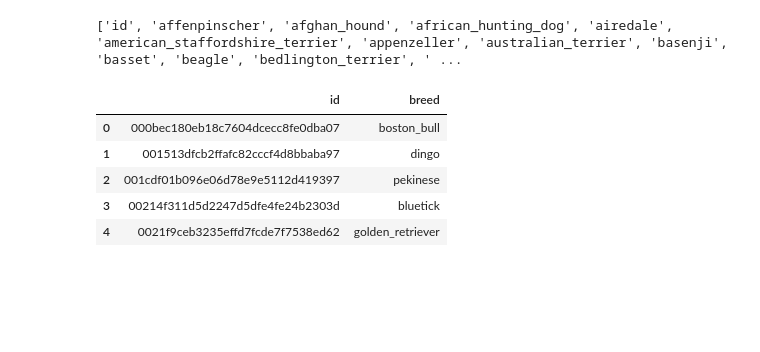
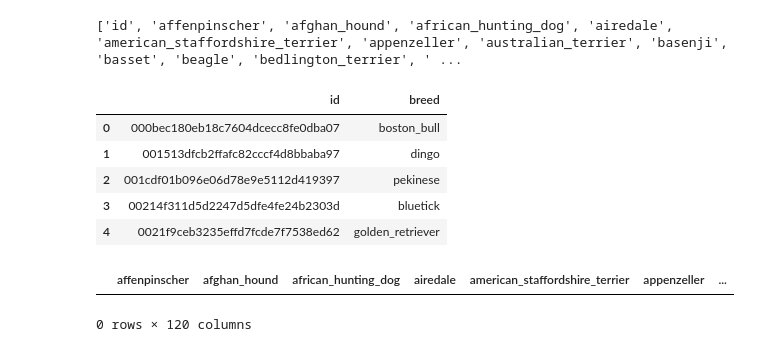
Before and after one commit to ajinkyapuar/kaggle-dog-breed-identification, a Jupyter notebook: dogbreed.ipynb, the cells around one changed output. Drawn from its saved outputs; the diff is of its cells as text; code cells hidden in the pictures; blank space fills up the shorter version.

```diff
--- a/dogbreed.ipynb
+++ b/dogbreed.ipynb
@@ -80,3 +80,10 @@ Y_train_orig.head()
 | 2 | 001cdf01b096e06d78e9e5112d419397 | pekinese |
 | 3 | 00214f311d5d2247d5dfe4fe24b2303d | bluetick |
 | 4 | 0021f9ceb3235effd7fcde7f7538ed62 | golden_retriever |
+# %%
+Y_train = pd.DataFrame(columns=all_breeds)
+# %%
+Y_train
+# %% [output]
+|  | affenpinscher | afghan_hound | african_hunting_dog | airedale | american_staffordshire_terrier | appenzeller | ... |
+0 rows × 120 columns
```
Also changed, not shown: parts of 1 cell of this notebook.
